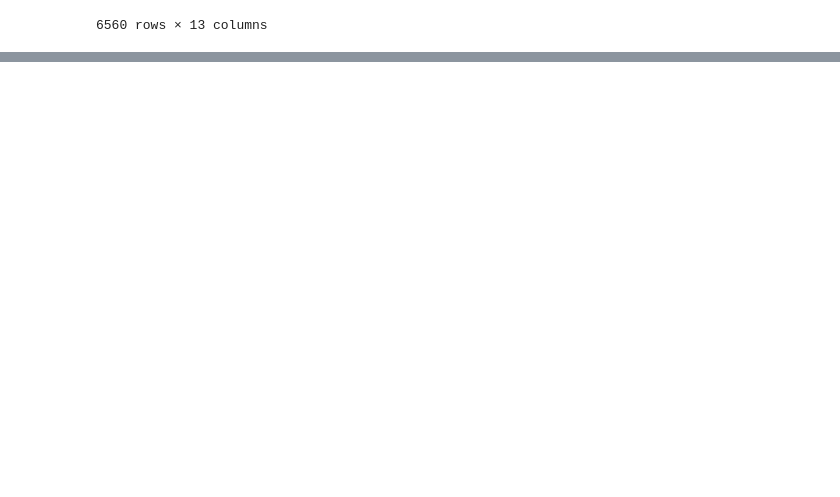
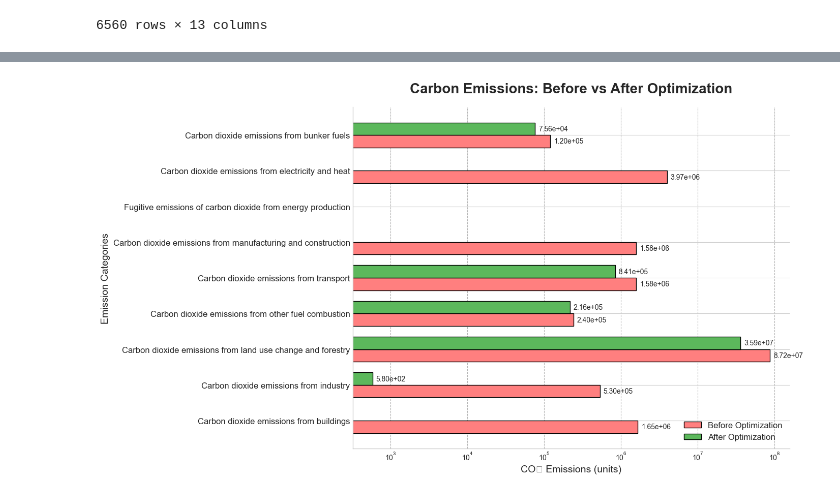
Before and after one commit to sumithar1/Carbon_footprint, a Jupyter notebook: carbon_prediction_and_optimization.ipynb, the cells around one changed output, grey strips where cells are left out. Cells and saved outputs as stored; diff of their text form; code cells hidden in the pictures; blank space fills up the shorter version.

Commit message:
Added optimization

```diff
--- a/carbon_prediction_and_optimization.ipynb
+++ b/carbon_prediction_and_optimization.ipynb
@@ -410,0 +420,16 @@ Predicted emissions for the next 5 years: [6.9252328e+07 1.2782809e+08 1.8390923
+# %%
+# Define emission-related columns
+emission_columns = [
+    'Carbon dioxide emissions from buildings',
+    'Carbon dioxide emissions from industry',
+    'Carbon dioxide emissions from land use change and forestry',
+    'Carbon dioxide emissions from other fuel combustion',
+    'Carbon dioxide emissions from transport',
+    'Carbon dioxide emissions from manufacturing and construction',
+    'Fugitive emissions of carbon dioxide from energy production',
+    'Carbon dioxide emissions from electricity and heat',
+    'Carbon dioxide emissions from bunker fuels'
+]
+
+# Extract only emission columns for modeling
+emissions_data = df[emission_columns]
@@ -410,0 +577,64 @@ Predicted emissions for the next 5 years: [6.9252328e+07 1.2782809e+08 1.8390923
+# %%
+import numpy as np
+import matplotlib.pyplot as plt
+
+# Your real data
+labels = emission_columns  # Emission categories
+before = emissions_data.values[-1]  # Original emissions (latest year)
+after = optimized_emissions  # After optimization
+
+# Set plot style
+plt.style.use('seaborn-v0_8-whitegrid')
+
+# Setting up bar locations
+y = np.arange(len(labels))
+height = 0.35  # Thickness of bars
+
+fig, ax = plt.subplots(figsize=(14, 8))
+
+# Bars
+rects1 = ax.barh(y - height/2, before, height, label='Before Optimization', color='#FF7F7F', edgecolor='black')
+rects2 = ax.barh(y + height/2, after, height, label='After Optimization', color='#5CB85C', edgecolor='black')
+
+# Title and labels
+ax.set_title('Carbon Emissions: Before vs After Optimization', fontsize=20, fontweight='bold', pad=20)
+ax.set_xlabel('CO₂ Emissions (units)', fontsize=14)
+ax.set_ylabel('Emission Categories', fontsize=14)
+ax.set_yticks(y)
+ax.set_yticklabels(labels, fontsize=12)
+ax.legend(fontsize=12, loc='lower right')
+
+# Log scale on x-axis
+ax.set_xscale('log')
+
+# Grid styling
+ax.xaxis.grid(True, linestyle='--', which='major', color='grey', alpha=0.6)
+ax.set_axisbelow(True)
+
+# Remove spines
+for spine in ['top', 'right']:
+    ax.spines[spine].set_visible(False)
+
+# Data labels on bars
+def autolabel_horizontal(rects):
+    """Attach a label next to each bar in *rects*."""
+    for rect in rects:
+        width = rect.get_width()
+        ax.annotate(f'{width:.2e}',
+                    xy=(width, rect.get_y() + rect.get_height()/2),
+                    xytext=(5, 0),  # 5 points horizontal offset
+                    textcoords="offset points",
+                    ha='left', va='center', fontsize=10)
+
+autolabel_horizontal(rects1)
+autolabel_horizontal(rects2)
+# Before plotting, replace zero with a very small value for visualization
+before = np.where(before == 0, 1e-1, before)
+after = np.where(after == 0, 1e-1, after)
+
+# Tight layout
+fig.tight_layout()
+
+plt.show()
+# %% [output]
+[figure, added]
```
Also changed, not shown: parts of 22 cells of this notebook.
